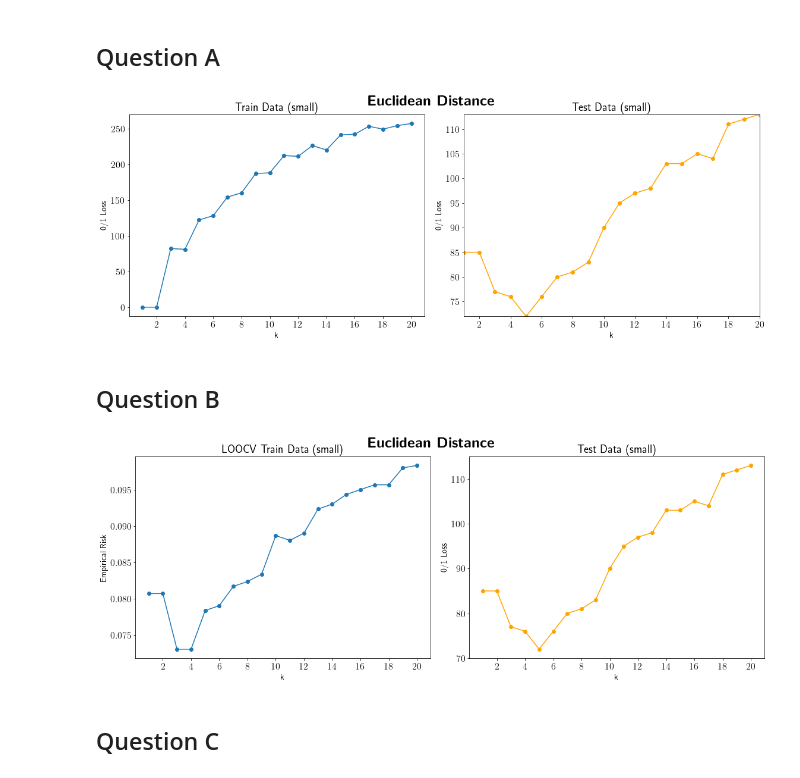
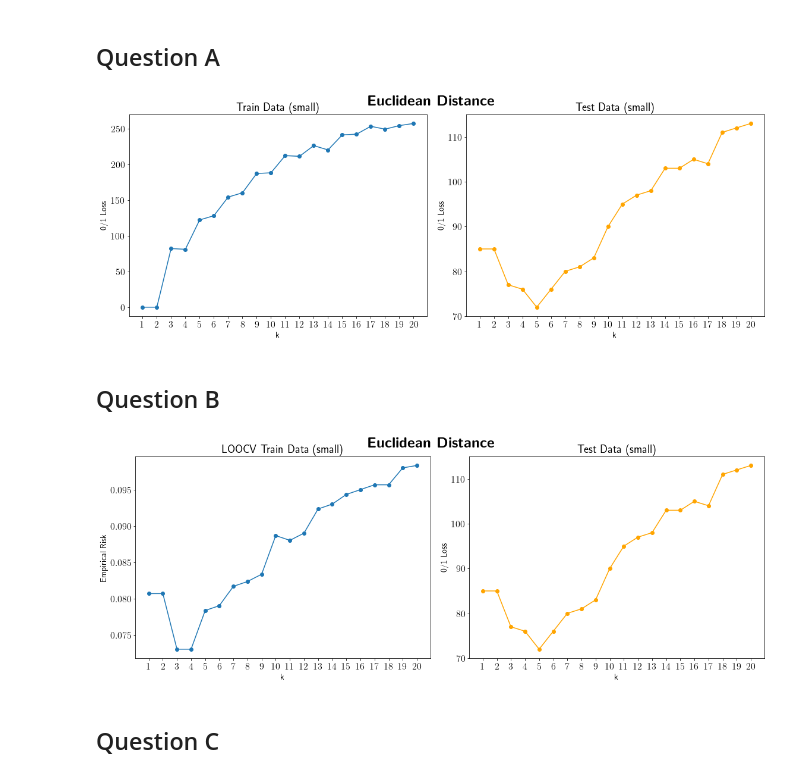
Before and after one commit to RobvanGastel/k-NN, a Jupyter notebook: notebooks/plots.ipynb, the cells around one changed output. Drawn from its saved outputs; the diff is of its cells as text; code cells hidden in the pictures.

```diff
--- a/notebooks/plots.ipynb
+++ b/notebooks/plots.ipynb
@@ -12,22 +11,24 @@ LABEL_SIZE = 14
 # %%
 params = {
     'text.usetex' : True,
-    'font.size' : AX_TITLE_SIZE,
-#     'font.family' : 'lmodern',
-#     'text.latex.unicode': True,
+    'font.size' : AX_TITLE_SIZE
 }
 plt.rcParams.update(params)
 
 fontP = FontProperties()
 fontP.set_size(12)
 # %%
-def get_data(dist, test, small, LOOCV):
+def get_data(dist, test, small, LOOCV, maxpooling=False):
     file_name = dist
     if small:
         file_name += '_small'
+    else:
+        file_name += '_large'
     file_name += '_test' if test else '_train'
     if LOOCV:
         file_name += '_LOOCV'
+    if maxpooling:
+        file_name += '_maxpool'
 
     return np.loadtxt(r'../results/' + file_name + '.txt', delimiter=',', skiprows=1)
 # %% [markdown]
@@ -38,32 +39,29 @@ eucl_train = get_data('euclidean', test=False, small=True, LOOCV=False)
 # %%
 fig, (ax1, ax2) = plt.subplots(1, 2, figsize=(16, 6))
 fig.suptitle(r'\Huge{\textbf{Euclidean Distance}}')
 
 ax1.set_title(r'Train Data (small)')
 ax1.set_xlabel('k', fontsize=LABEL_SIZE)
 ax1.set_ylabel('0/1 Loss', fontsize=LABEL_SIZE)
-ax1.set_xticks([x for x in range(0, len(eucl_train[:,1])+1, 2)])
+ax1.set_xticks([x for x in range(1, len(eucl_train[:,1])+1)])
 ax1.plot(eucl_train[:,1], eucl_train[:,0], marker='o')
 
 ax2.set_title(r'Test Data (small)')
 ax2.set_xlabel('k', fontsize=LABEL_SIZE)
 ax2.set_ylabel('0/1 Loss', fontsize=LABEL_SIZE)
-ax2.set_xticks([x for x in range(0, len(eucl_test[:,1])+1, 2)])
+ax2.set_xticks([x for x in range(1, len(eucl_test[:,1])+1)])
 ax2.plot(eucl_test[:,1], eucl_test[:,0], marker='o', color='orange')
-plt.autoscale(tight=True)
-
 
 fig.tight_layout()
-# fig.subplots_adjust(top=.85)
 fig.savefig(
     r'../figures/QA.png',
     bbox_size='tight',
     dpi=350,
     transparent=True,
     pad_inches=0
 )
 # %% [output]
-[figure, old version]
+[figure, new version]
 # %% [markdown]
 ## Question B
 # %%
@@ -77,18 +75,16 @@ fig.suptitle(r'\Huge{\textbf{Euclidean Distance}}')
 ax1.set_title(r'LOOCV Train Data (small)')
 ax1.set_xlabel('k', fontsize=LABEL_SIZE)
 ax1.set_ylabel('Empirical Risk', fontsize=LABEL_SIZE)
-ax1.set_xticks([x for x in range(0, len(eucl_train_LOOCV[:,1])+1, 2)])
+ax1.set_xticks([x for x in range(1, len(eucl_train_LOOCV[:,1])+1)])
 ax1.plot(eucl_train_LOOCV[:,1], eucl_train_LOOCV_risk, marker='o')
 
 ax2.set_title(r'Test Data (small)')
 ax2.set_xlabel('k', fontsize=LABEL_SIZE)
 ax2.set_ylabel('0/1 Loss', fontsize=LABEL_SIZE)
-ax2.set_xticks([x for x in range(0, len(eucl_test[:,1])+1, 2)])
+ax2.set_xticks([x for x in range(1, len(eucl_test[:,1])+1)])
 ax2.plot(eucl_test[:,1], eucl_test[:,0], marker='o', color='orange')
 
-
 fig.tight_layout()
-# fig.subplots_adjust(top=.905)
 fig.savefig(
     r'../figures/QB.png',
     bbox_size='tight',
@@ -97,7 +93,7 @@ fig.savefig(
     pad_inches=0
 )
 # %% [output]
-[figure, old version]
+[figure, new version]
 # %% [markdown]
 ## Question C
 # %%
```
Also changed, not shown: parts of 16 cells of this notebook, 24 other files.
